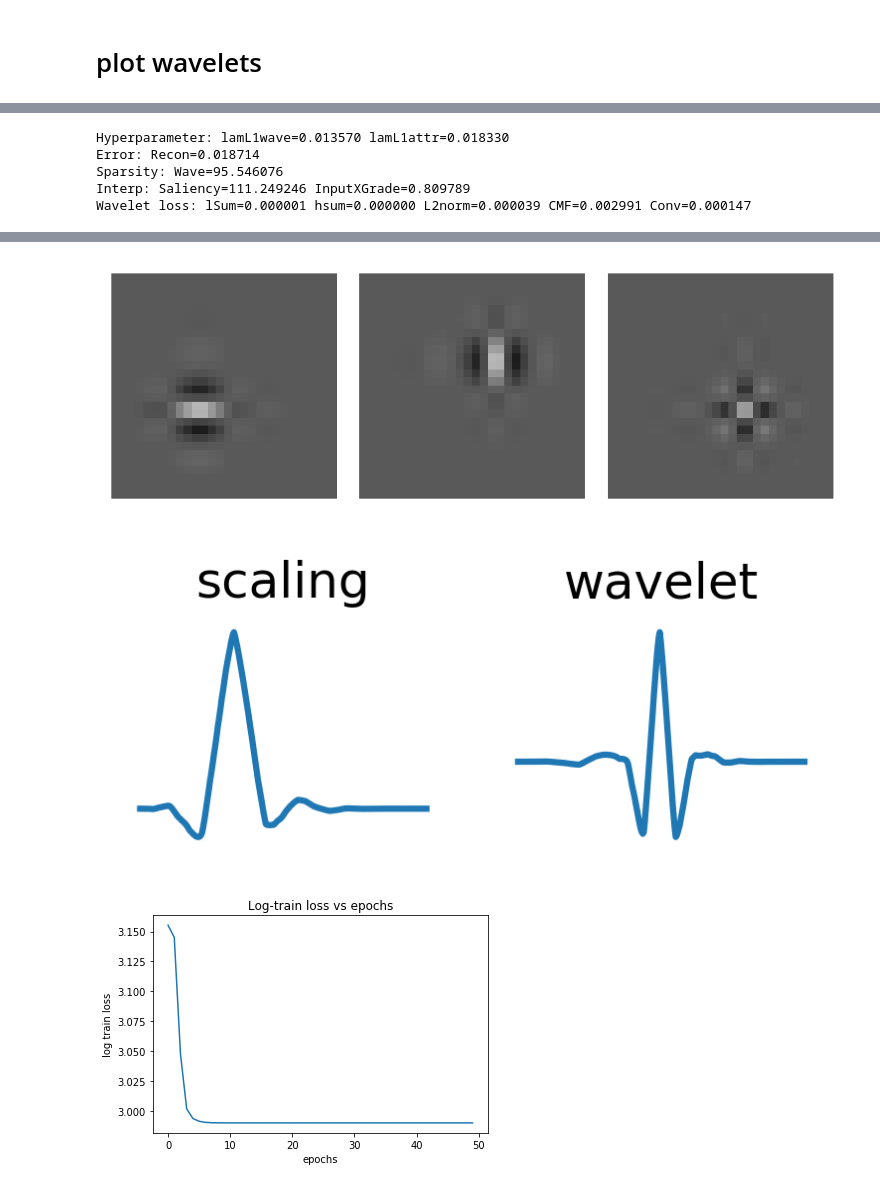
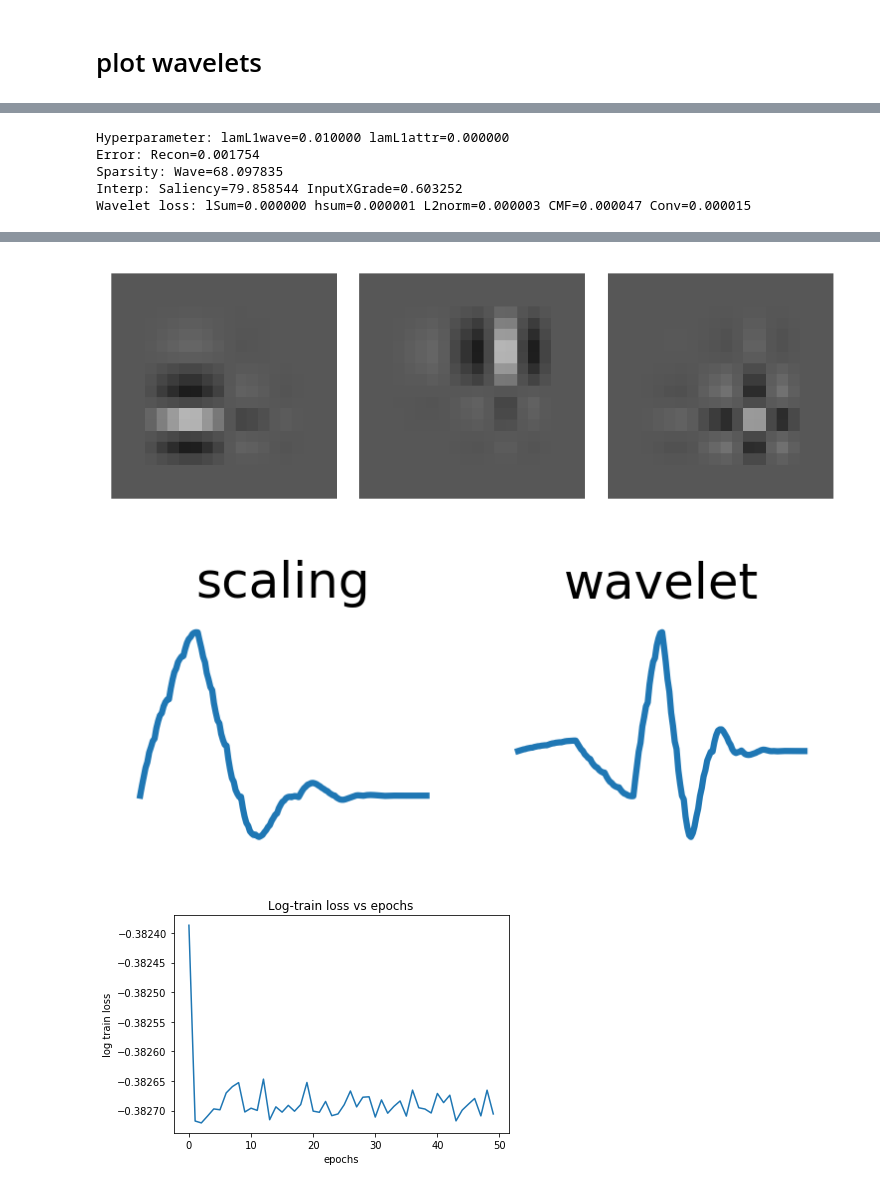
Before and after one commit to Yu-Group/adaptive-wavelets, a Jupyter notebook: notebooks/cosmology/01_results.ipynb, the cells around one changed output, grey strips where cells are left out. Saved outputs shown, nothing was run; the diff lists cells and outputs as text; code cells hidden in the pictures.

```diff
--- a/notebooks/cosmology/01_results.ipynb
+++ b/notebooks/cosmology/01_results.ipynb
@@ -34,13 +31,14 @@ The autoreload extension is already loaded. To reload it, use:
 # load results
 # %%
 # wavelet params
-waves = ["db5"]
+waves = ["db3"]
 mode = "zero"
 J = 4
 
 # result path
 path = opj(os.getcwd(), "results")
 dirs = [wave + "_saliency_warmstart_seed=1" for wave in waves]
+dirs = ["db3_saliency_warmstart_mode=per_seed=1"]
 
 results = []
 models = []
@@ -134,6 +133,6 @@ plt.show()
 # %%
-idx1 = 1
-idx2 = 7
+idx1 = 2
+idx2 = 0
 wt = mos[dic['index'][(idx1, idx2)]]
 filt = get_2dfilts(wt)
 phi, psi, x = get_wavefun(wt)
@@ -153,9 +152,15 @@ print('Wavelet loss: lSum={:.6f} hsum={:.6f} L2norm={:.6f} CMF={:.6f} Conv={:.6f
 plot_1dfilts(filt[0], is_title=True, figsize=(2,2))
 plot_2dfilts(filt[1], figsize=(5,5))
 plot_wavefun((phi, psi, x), is_title=True, figsize=(3,1))
+
+plt.plot(np.log(res['train_losses'][dic['index'][(idx1, idx2)]]))
+plt.xlabel("epochs")
+plt.ylabel("log train loss")
+plt.title('Log-train loss vs epochs')
+plt.show()
 # %% [output]
-Hyperparameter: lamL1wave=0.013570 lamL1attr=0.018330
-Error: Recon=0.018714
-Sparsity: Wave=95.546076
-Interp: Saliency=111.249246 InputXGrade=0.809789
-Wavelet loss: lSum=0.000001 hsum=0.000000 L2norm=0.000039 CMF=0.002991 Conv=0.000147
+Hyperparameter: lamL1wave=0.010000 lamL1attr=0.000000
+Error: Recon=0.001754
+Sparsity: Wave=68.097835
+Interp: Saliency=79.858544 InputXGrade=0.603252
+Wavelet loss: lSum=0.000000 hsum=0.000001 L2norm=0.000003 CMF=0.000047 Conv=0.000015
@@ -163,11 +168,4 @@ Wavelet loss: lSum=0.000001 hsum=0.000000 L2norm=0.000039 CMF=0.002991 Conv=0.00
-[figure, old version]
+[figure, new version]
-[figure, old version]
+[figure, new version]
+[figure, added]
-# %%
-plt.plot(np.log(res['train_losses'][dic['index'][(idx1, idx2)]]))
-plt.xlabel("epochs")
-plt.ylabel("log train loss")
-plt.title('Log-train loss vs epochs')
-plt.show()
-# %% [output]
-[figure, removed]
 # %%
```
Also changed, not shown: parts of 4 cells of this notebook, 3 other files.
